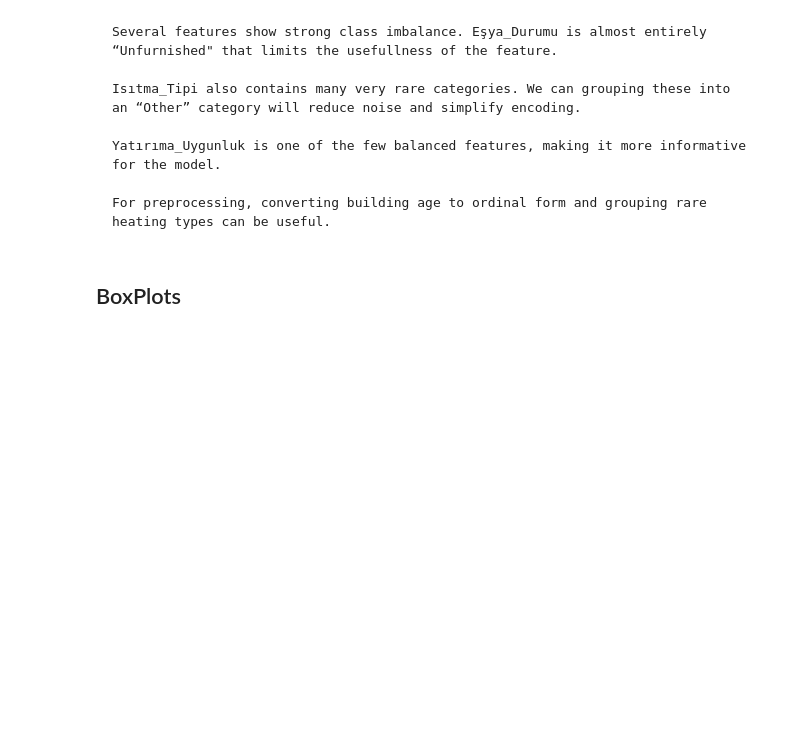
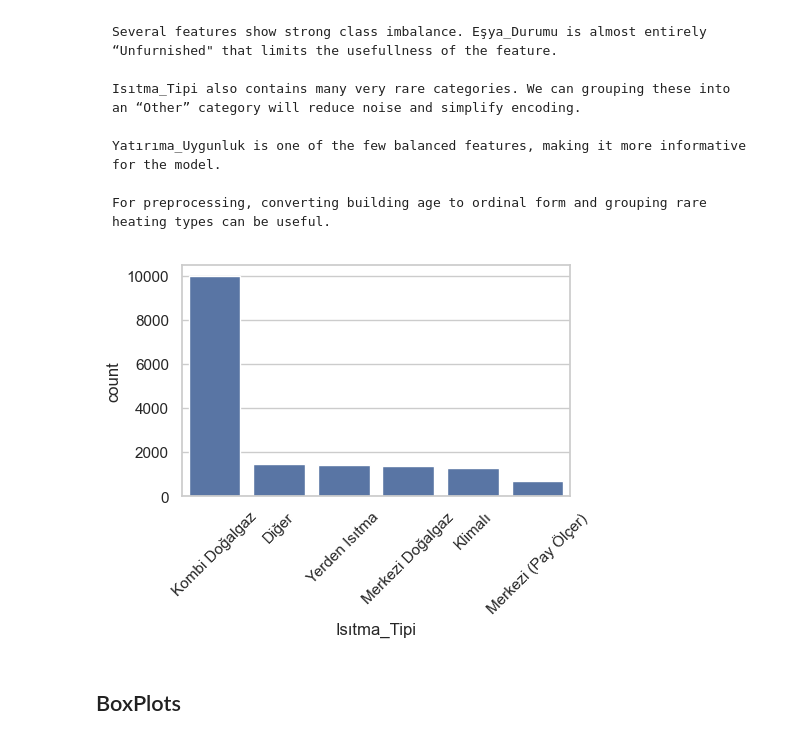
Before and after one commit to SudeKaraca228/turkiye-house-price-prediction, a Jupyter notebook: notebooks/EDA.ipynb, the cells around one changed output. Cells and saved outputs as stored; diff of their text form; code cells hidden in the pictures; blank space fills up the shorter version.

Commit message:
Include the forgotten plot analysis

```diff
--- a/notebooks/EDA.ipynb
+++ b/notebooks/EDA.ipynb
@@ -193,6 +187,19 @@ plt.show()
     Yatırıma_Uygunluk is one of the few balanced features, making it more informative for the model.
 
     For preprocessing, converting building age to ordinal form and grouping rare heating types can be useful.
+# %%
+counts = df['Isıtma_Tipi'].value_counts()
+threshold = 500
+small_categories = counts[counts < threshold].index
+
+df.loc[df['Isıtma_Tipi'].isin(small_categories), 'Isıtma_Tipi'] = 'Diğer'
+
+plt.figure(figsize=(5 , 3))
+sns.countplot(data=df, x='Isıtma_Tipi', order=df['Isıtma_Tipi'].value_counts().index)
+plt.xticks(rotation=45)
+plt.show()
+# %% [output]
+[figure, added]
 # %% [markdown]
 ## BoxPlots
 # %% [markdown]
```
Also changed, not shown: parts of 6 cells of this notebook.
